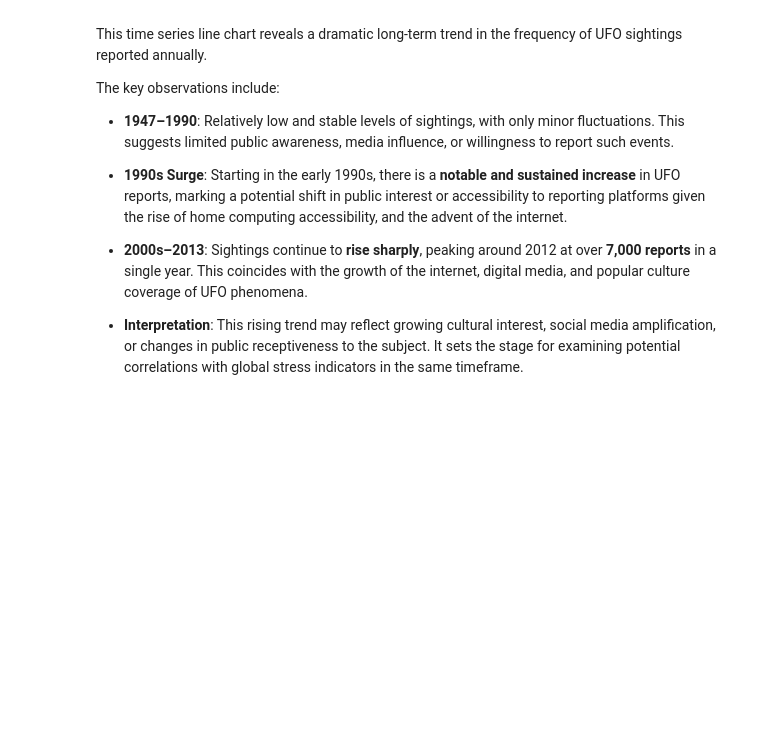
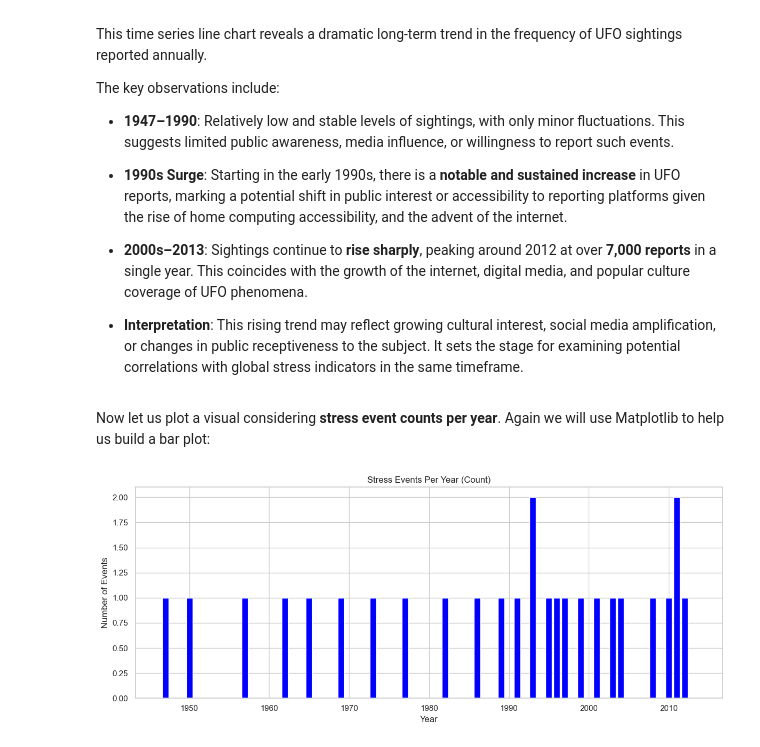
Before and after one commit to Richard-wv/stress_sighting_hypothesis, a Jupyter notebook: jupyter_notebooks/2_data_analysis.ipynb, the cells around one changed output. Saved outputs shown, nothing was run; the diff lists cells and outputs as text; code cells hidden in the pictures; blank space fills up the shorter version.

Commit message:
Add Global Stress Severity over Time Viz

```diff
--- a/jupyter_notebooks/2_data_analysis.ipynb
+++ b/jupyter_notebooks/2_data_analysis.ipynb
@@ -301,3 +302,17 @@ The key observations include:
 - **2000s–2013**: Sightings continue to **rise sharply**, peaking around 2012 at over **7,000 reports** in a single year. This coincides with the growth of the internet, digital media, and popular culture coverage of UFO phenomena.
 
 - **Interpretation**: This rising trend may reflect growing cultural interest, social media amplification, or changes in public receptiveness to the subject. It sets the stage for examining potential correlations with global stress indicators in the same timeframe.
+# %% [markdown]
+Now let us plot a visual considering **stress event counts per year**.
+Again we will use Matplotlib to help us build a bar plot:
+# %%
+# Create a bar plot for stress events per year
+plt.figure(figsize=(12, 5))
+plt.bar(merged_df['year'], merged_df['stress_event_count'], color='blue')
+plt.title('Stress Events Per Year (Count)')
+plt.xlabel('Year')
+plt.ylabel('Number of Events')
+plt.tight_layout()
+plt.show() # Code adapted from Code Institute's LMS
+# %% [output]
+[figure, added]
```
Also changed, not shown: parts of 5 cells of this notebook.
